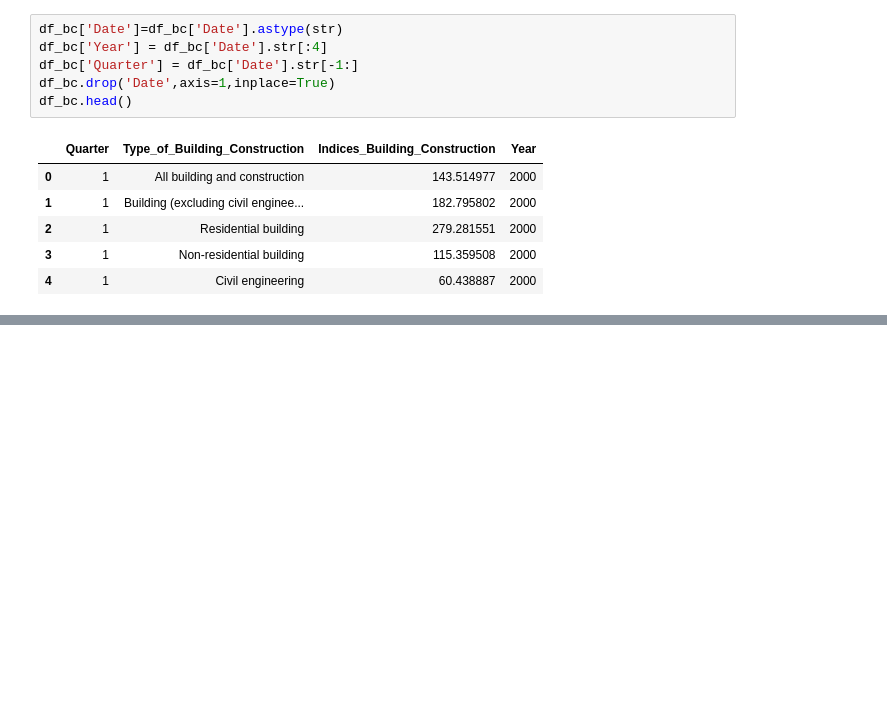
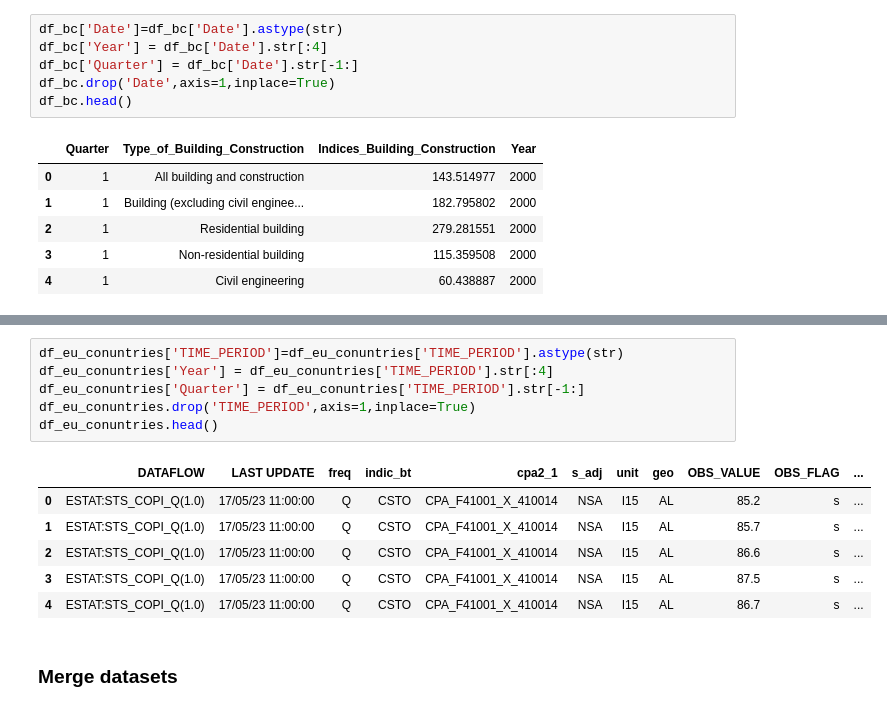
Before and after one commit to aytenkermencct/assesment_cct, a Jupyter notebook: dataPreperation.ipynb, the cells around one changed output, grey strips where cells are left out. Saved outputs shown, nothing was run; the diff lists cells and outputs as text; blank space fills up the shorter version.

```diff
--- a/dataPreperation.ipynb
+++ b/dataPreperation.ipynb
@@ -331,0 +365,15 @@ df_bc.head()
+# %%
+df_eu_conuntries['TIME_PERIOD']=df_eu_conuntries['TIME_PERIOD'].astype(str)
+df_eu_conuntries['Year'] = df_eu_conuntries['TIME_PERIOD'].str[:4]
+df_eu_conuntries['Quarter'] = df_eu_conuntries['TIME_PERIOD'].str[-1:]
+df_eu_conuntries.drop('TIME_PERIOD',axis=1,inplace=True)
+df_eu_conuntries.head()
+# %% [output]
+|  | DATAFLOW | LAST UPDATE | freq | indic_bt | cpa2_1 | s_adj | unit | geo | OBS_VALUE | OBS_FLAG | ... |
+| 0 | ESTAT:STS_COPI_Q(1.0) | 17/05/23 11:00:00 | Q | CSTO | CPA_F41001_X_410014 | NSA | I15 | AL | 85.2 | s | ... |
+| 1 | ESTAT:STS_COPI_Q(1.0) | 17/05/23 11:00:00 | Q | CSTO | CPA_F41001_X_410014 | NSA | I15 | AL | 85.7 | s | ... |
+| 2 | ESTAT:STS_COPI_Q(1.0) | 17/05/23 11:00:00 | Q | CSTO | CPA_F41001_X_410014 | NSA | I15 | AL | 86.6 | s | ... |
+| 3 | ESTAT:STS_COPI_Q(1.0) | 17/05/23 11:00:00 | Q | CSTO | CPA_F41001_X_410014 | NSA | I15 | AL | 87.5 | s | ... |
+| 4 | ESTAT:STS_COPI_Q(1.0) | 17/05/23 11:00:00 | Q | CSTO | CPA_F41001_X_410014 | NSA | I15 | AL | 86.7 | s | ... |
+# %% [markdown]
+### Merge datasets
```
Also changed, not shown: parts of 4 cells of this notebook, 1 other file.
